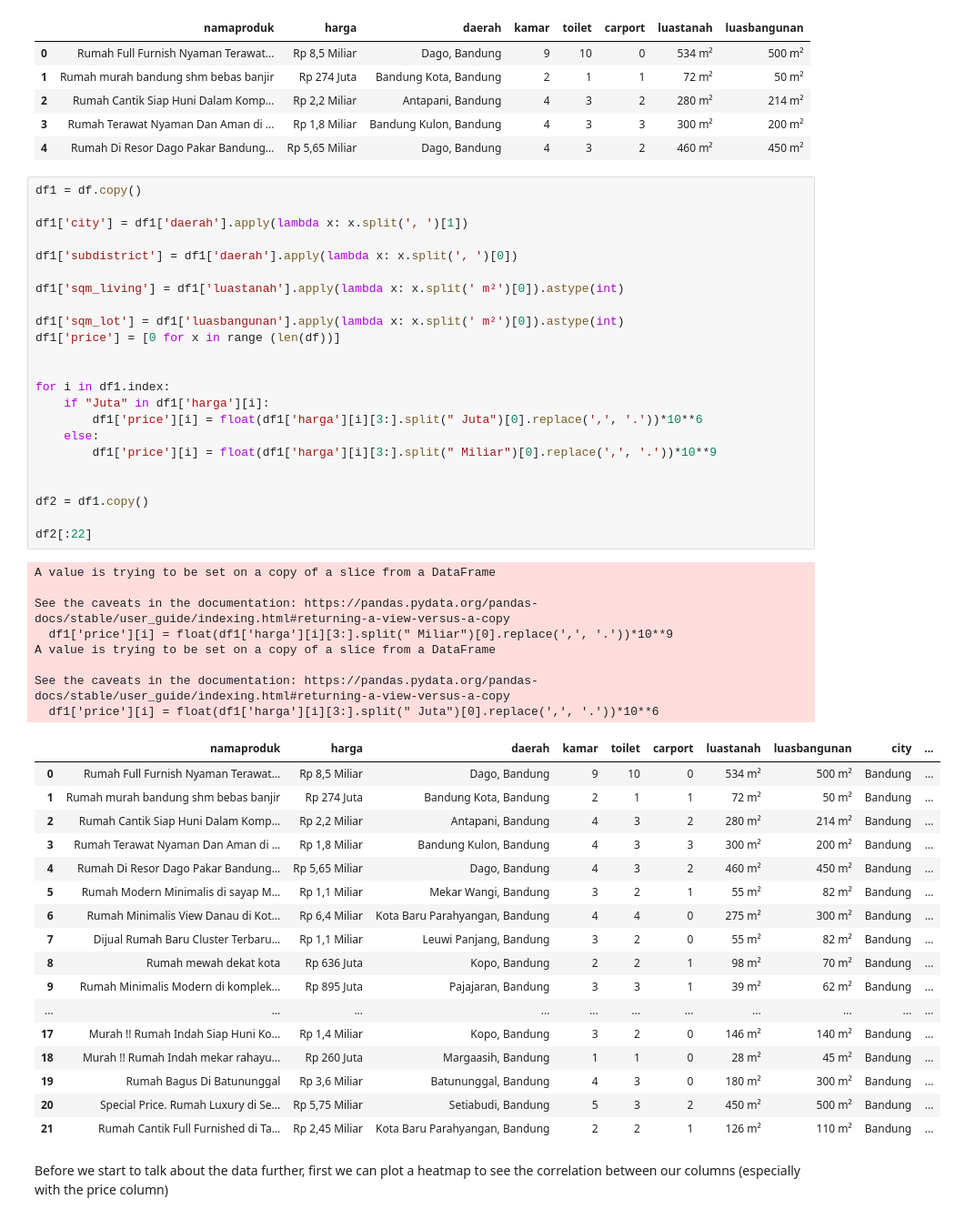
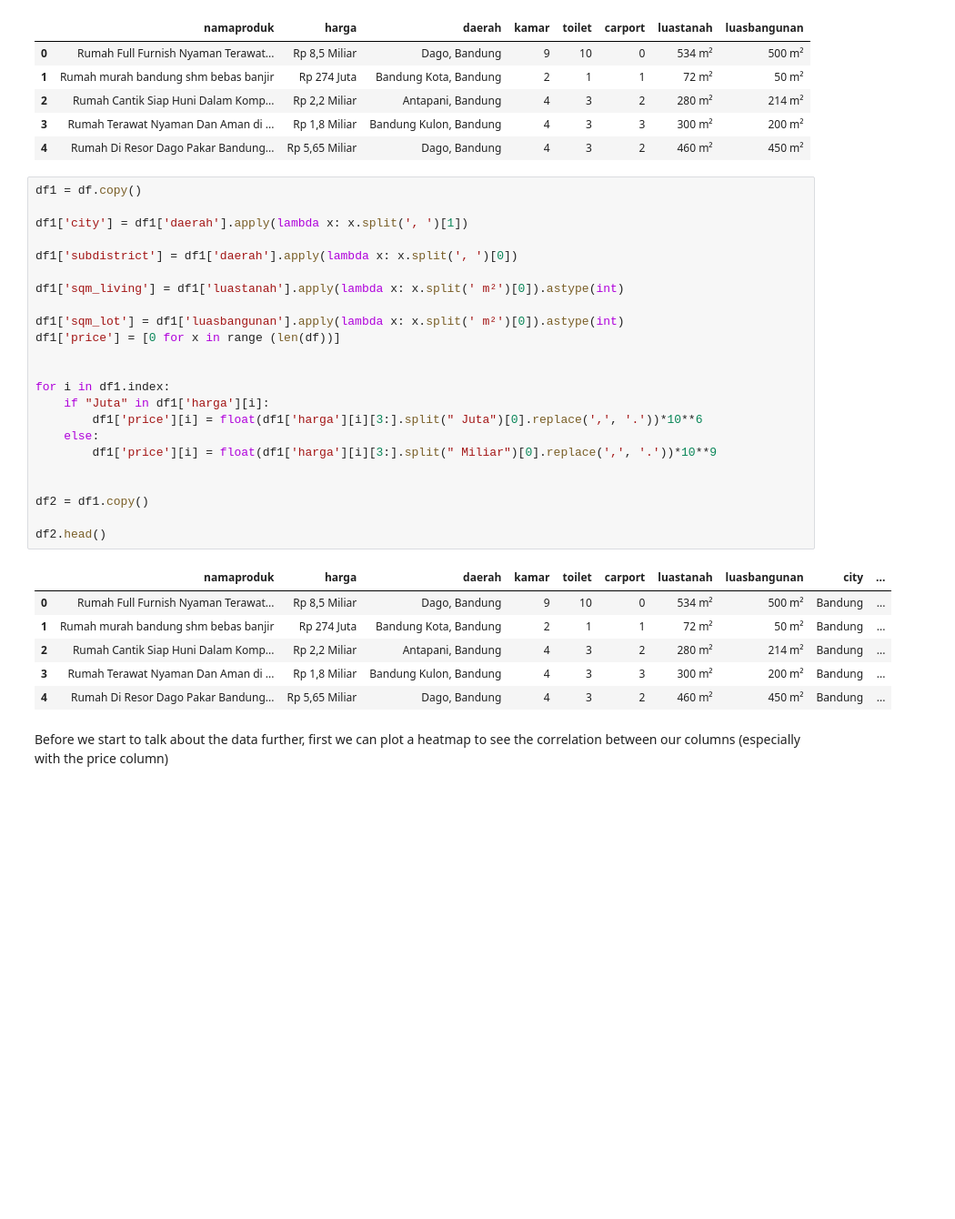
Before and after one commit to benitobosco/bandung_house_price_prediction, a Jupyter notebook: Bandung_House_Price_Prediction.ipynb, the cells around one changed output. Shown: that part at 91% size. Saved outputs shown, nothing was run; the diff lists cells and outputs as text; blank space fills up the shorter version.

```diff
--- a/Bandung_House_Price_Prediction.ipynb
+++ b/Bandung_House_Price_Prediction.ipynb
@@ -22,52 +22,33 @@ df.head()
 # %%
 df1 = df.copy()
 
 df1['city'] = df1['daerah'].apply(lambda x: x.split(', ')[1])
 
 df1['subdistrict'] = df1['daerah'].apply(lambda x: x.split(', ')[0])
 
 df1['sqm_living'] = df1['luastanah'].apply(lambda x: x.split(' m²')[0]).astype(int)
 
 df1['sqm_lot'] = df1['luasbangunan'].apply(lambda x: x.split(' m²')[0]).astype(int)
 df1['price'] = [0 for x in range (len(df))]
 
 
 for i in df1.index:
     if "Juta" in df1['harga'][i]:
         df1['price'][i] = float(df1['harga'][i][3:].split(" Juta")[0].replace(',', '.'))*10**6
     else:
         df1['price'][i] = float(df1['harga'][i][3:].split(" Miliar")[0].replace(',', '.'))*10**9
 
 
 df2 = df1.copy()
 
-df2[:22]
+df2.head()
 # %% [output]
-A value is trying to be set on a copy of a slice from a DataFrame
-
-See the caveats in the documentation: https://pandas.pydata.org/pandas-docs/stable/user_guide/indexing.html#returning-a-view-versus-a-copy
-  df1['price'][i] = float(df1['harga'][i][3:].split(" Miliar")[0].replace(',', '.'))*10**9
-A value is trying to be set on a copy of a slice from a DataFrame
-
-See the caveats in the documentation: https://pandas.pydata.org/pandas-docs/stable/user_guide/indexing.html#returning-a-view-versus-a-copy
-  df1['price'][i] = float(df1['harga'][i][3:].split(" Juta")[0].replace(',', '.'))*10**6
 |  | namaproduk | harga | daerah | kamar | toilet | carport | luastanah | luasbangunan | city | ... |
 | 0 | Rumah Full Furnish Nyaman Terawat... | Rp 8,5 Miliar | Dago, Bandung | 9 | 10 | 0 | 534 m² | 500 m² | Bandung | ... |
 | 1 | Rumah murah bandung shm bebas banjir | Rp 274 Juta | Bandung Kota, Bandung | 2 | 1 | 1 | 72 m² | 50 m² | Bandung | ... |
 | 2 | Rumah Cantik Siap Huni Dalam Komp... | Rp 2,2 Miliar | Antapani, Bandung | 4 | 3 | 2 | 280 m² | 214 m² | Bandung | ... |
 | 3 | Rumah Terawat Nyaman Dan Aman di ... | Rp 1,8 Miliar | Bandung Kulon, Bandung | 4 | 3 | 3 | 300 m² | 200 m² | Bandung | ... |
 | 4 | Rumah Di Resor Dago Pakar Bandung... | Rp 5,65 Miliar | Dago, Bandung | 4 | 3 | 2 | 460 m² | 450 m² | Bandung | ... |
-| 5 | Rumah Modern Minimalis di sayap M... | Rp 1,1 Miliar | Mekar Wangi, Bandung | 3 | 2 | 1 | 55 m² | 82 m² | Bandung | ... |
-| 6 | Rumah Minimalis View Danau di Kot... | Rp 6,4 Miliar | Kota Baru Parahyangan, Bandung | 4 | 4 | 0 | 275 m² | 300 m² | Bandung | ... |
-| 7 | Dijual Rumah Baru Cluster Terbaru... | Rp 1,1 Miliar | Leuwi Panjang, Bandung | 3 | 2 | 0 | 55 m² | 82 m² | Bandung | ... |
-| 8 | Rumah mewah dekat kota | Rp 636 Juta | Kopo, Bandung | 2 | 2 | 1 | 98 m² | 70 m² | Bandung | ... |
-| 9 | Rumah Minimalis Modern di komplek... | Rp 895 Juta | Pajajaran, Bandung | 3 | 3 | 1 | 39 m² | 62 m² | Bandung | ... |
-| ... | ... | ... | ... | ... | ... | ... | ... | ... | ... | ... |
-| 17 | Murah !! Rumah Indah Siap Huni Ko... | Rp 1,4 Miliar | Kopo, Bandung | 3 | 2 | 0 | 146 m² | 140 m² | Bandung | ... |
-| 18 | Murah !! Rumah Indah mekar rahayu... | Rp 260 Juta | Margaasih, Bandung | 1 | 1 | 0 | 28 m² | 45 m² | Bandung | ... |
-| 19 | Rumah Bagus Di Batununggal | Rp 3,6 Miliar | Batununggal, Bandung | 4 | 3 | 0 | 180 m² | 300 m² | Bandung | ... |
-| 20 | Special Price. Rumah Luxury di Se... | Rp 5,75 Miliar | Setiabudi, Bandung | 5 | 3 | 2 | 450 m² | 500 m² | Bandung | ... |
-| 21 | Rumah Cantik Full Furnished di Ta... | Rp 2,45 Miliar | Kota Baru Parahyangan, Bandung | 2 | 2 | 1 | 126 m² | 110 m² | Bandung | ... |
 # %% [markdown]
 Before we start to talk about the data further, first we can plot a heatmap to see the correlation between our columns (especially with the price column)
 # %%
```
Also changed, not shown: parts of 24 cells of this notebook, 3 other files.
